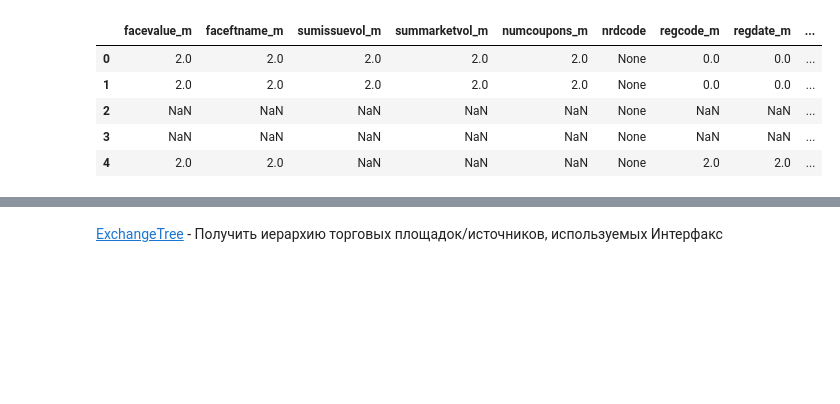
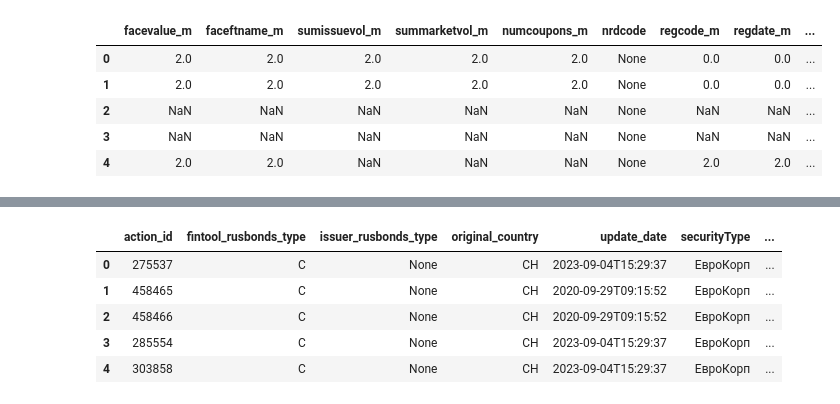
Before and after one commit to alexkobz/insurance, a Jupyter notebook: stocks.ipynb, the cells around one changed output, grey strips where cells are left out. Saved outputs shown, nothing was run; the diff lists cells and outputs as text; code cells hidden in the pictures; blank space fills up the shorter version.

```diff
--- a/notebooks/ratings.ipynb
+++ b/stocks.ipynb
@@ -55,2 +42,10 @@ Wall time: 2.09 s
-# %% [markdown]
-[ExchangeTree](https://docs.efir-net.ru/dh2/#/Info/ExchangeTree?id=post-exchangetree) - Получить иерархию торговых площадок/источников, используемых Интерфакс
+# %%
+CalendarDF = CalendarV2().df
+CalendarDF.head()
+# %% [output]
+|  | action_id | fintool_rusbonds_type | issuer_rusbonds_type | original_country | update_date | securityType | ... |
+| 0 | 275537 | C | None | CH | 2023-09-04T15:29:37 | ЕвроКорп | ... |
+| 1 | 458465 | C | None | CH | 2020-09-29T09:15:52 | ЕвроКорп | ... |
+| 2 | 458466 | C | None | CH | 2020-09-29T09:15:52 | ЕвроКорп | ... |
+| 3 | 285554 | C | None | CH | 2023-09-04T15:29:37 | ЕвроКорп | ... |
+| 4 | 303858 | C | None | CH | 2023-09-04T15:29:37 | ЕвроКорп | ... |
```
Also changed, not shown: parts of 112 cells of this notebook, 20 other files.
